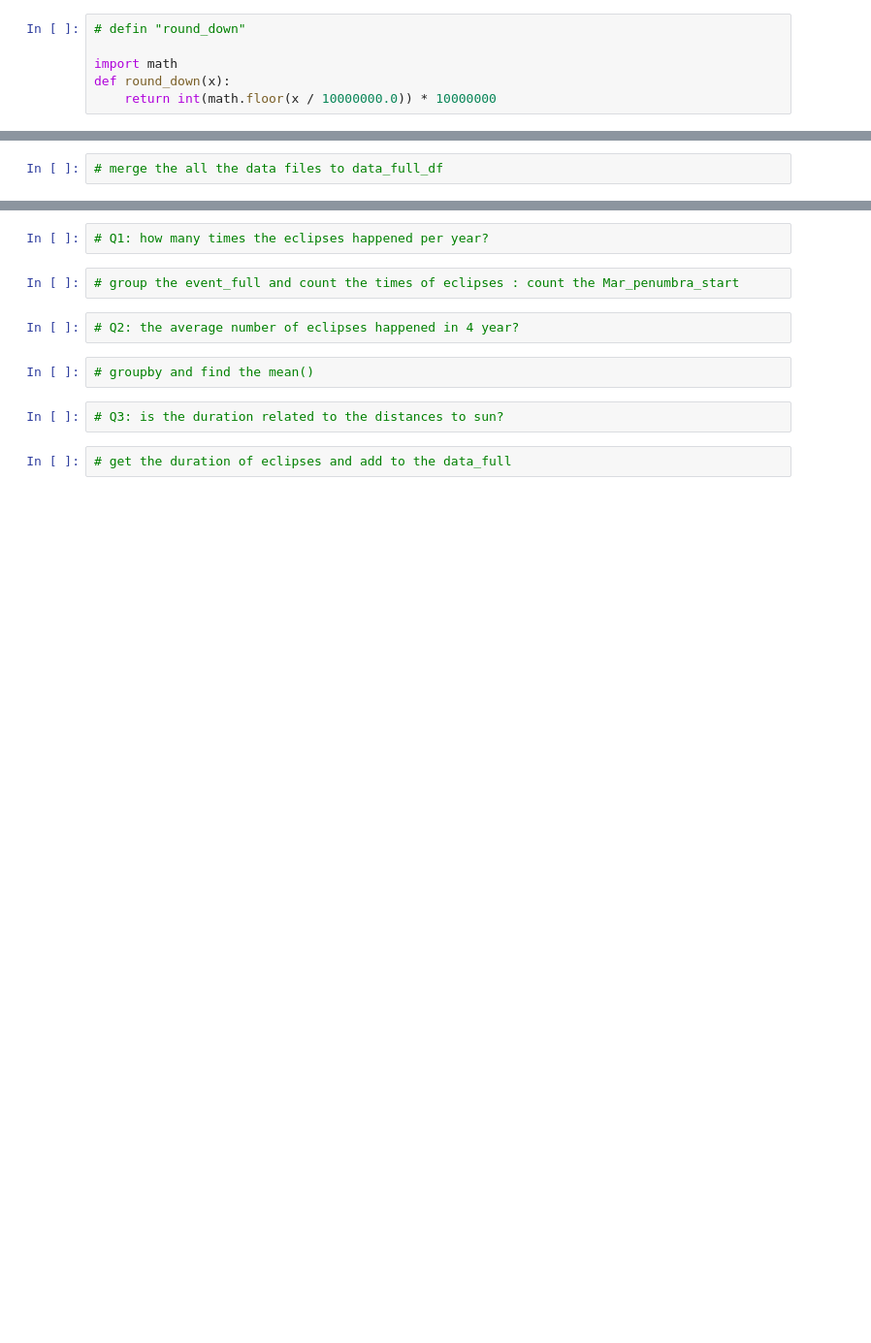
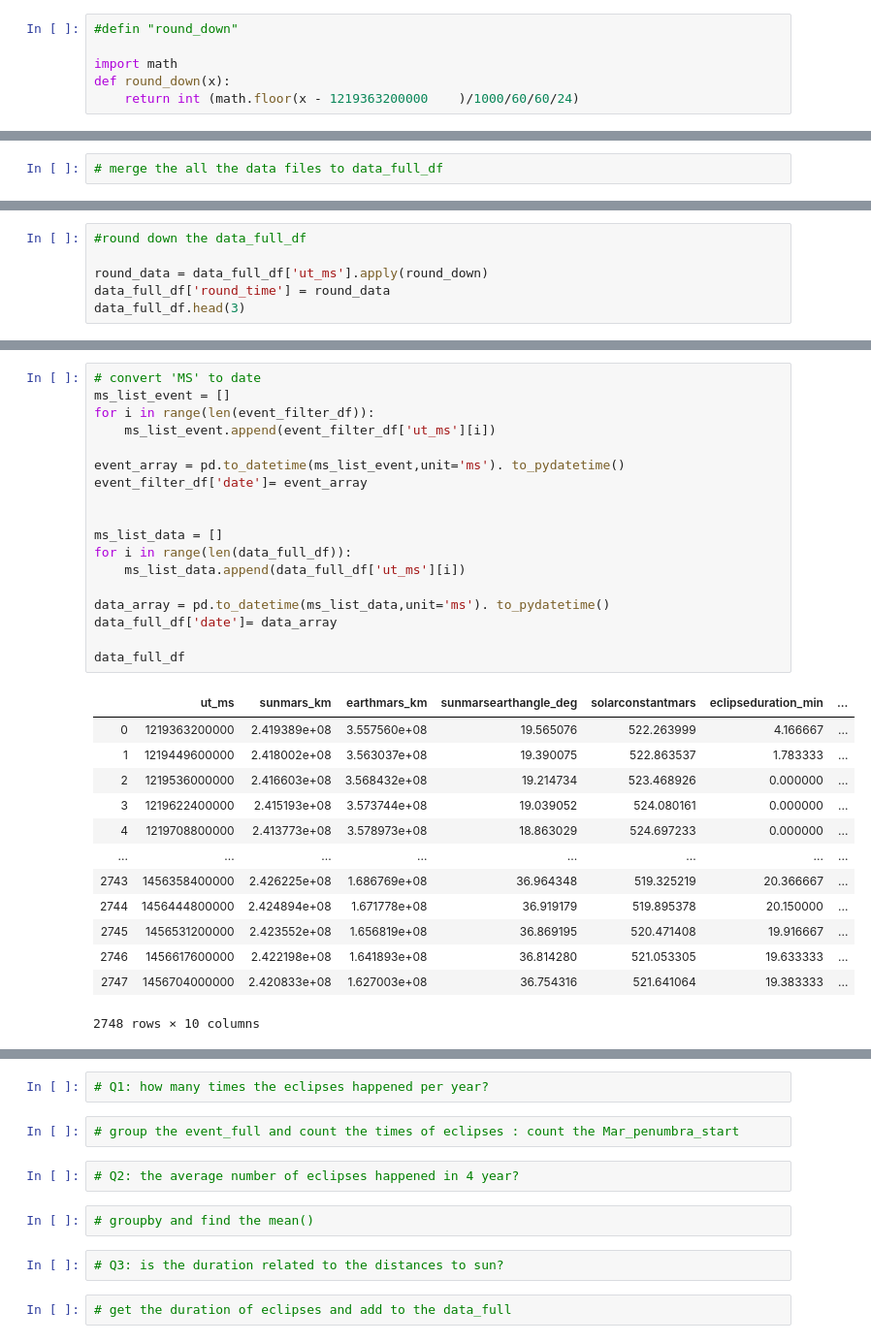
Before and after one commit to baoxingwang/Project_one_Group4, a Jupyter notebook: ipnb files/Mars_project.ipynb, the cells around one changed output, grey strips where cells are left out. Shown at 97% size. Cells and saved outputs as stored; diff of their text form; blank space fills up the shorter version.

Commit message:
mars_full_df uodated

```diff
--- a/ipnb files/Mars_project.ipynb
+++ b/ipnb files/Mars_project.ipynb
@@ -72,11 +67,11 @@ event_full_df
 | 329122 | 1456790121000 | MRB_AOS_00 |
 329123 rows × 2 columns
 # %%
-# defin "round_down"
+#defin "round_down"
 
 import math
 def round_down(x):
-    return int(math.floor(x / 10000000.0)) * 10000000
+    return int (math.floor(x - 1219363200000	)/1000/60/60/24)
 # %%
 event_full_df.dtypes
 # %% [output]
@@ -169,3 +179,9 @@ data_full_df
 | 2746 | 1456617600000 | 2.422198e+08 | 1.641893e+08 | 36.814280 | 521.053305 | 19.633333 | ... |
 | 2747 | 1456704000000 | 2.420833e+08 | 1.627003e+08 | 36.754316 | 521.641064 | 19.383333 | ... |
 2748 rows × 7 columns
+# %%
+#round down the data_full_df
+
+round_data = data_full_df['ut_ms'].apply(round_down)
+data_full_df['round_time'] = round_data
+data_full_df.head(3)
@@ -171,0 +248,32 @@ data_full_df
+# %%
+# convert 'MS' to date
+ms_list_event = []
+for i in range(len(event_filter_df)):
+    ms_list_event.append(event_filter_df['ut_ms'][i])
+
+event_array = pd.to_datetime(ms_list_event,unit='ms'). to_pydatetime()
+event_filter_df['date']= event_array
+
+
+ms_list_data = []
+for i in range(len(data_full_df)):
+    ms_list_data.append(data_full_df['ut_ms'][i])
+
+data_array = pd.to_datetime(ms_list_data,unit='ms'). to_pydatetime()
+data_full_df['date']= data_array
+
+data_full_df
+# %% [output]
+|  | ut_ms | sunmars_km | earthmars_km | sunmarsearthangle_deg | solarconstantmars | eclipseduration_min | ... |
+| 0 | 1219363200000 | 2.419389e+08 | 3.557560e+08 | 19.565076 | 522.263999 | 4.166667 | ... |
+| 1 | 1219449600000 | 2.418002e+08 | 3.563037e+08 | 19.390075 | 522.863537 | 1.783333 | ... |
+| 2 | 1219536000000 | 2.416603e+08 | 3.568432e+08 | 19.214734 | 523.468926 | 0.000000 | ... |
+| 3 | 1219622400000 | 2.415193e+08 | 3.573744e+08 | 19.039052 | 524.080161 | 0.000000 | ... |
+| 4 | 1219708800000 | 2.413773e+08 | 3.578973e+08 | 18.863029 | 524.697233 | 0.000000 | ... |
+| ... | ... | ... | ... | ... | ... | ... | ... |
+| 2743 | 1456358400000 | 2.426225e+08 | 1.686769e+08 | 36.964348 | 519.325219 | 20.366667 | ... |
+| 2744 | 1456444800000 | 2.424894e+08 | 1.671778e+08 | 36.919179 | 519.895378 | 20.150000 | ... |
+| 2745 | 1456531200000 | 2.423552e+08 | 1.656819e+08 | 36.869195 | 520.471408 | 19.916667 | ... |
+| 2746 | 1456617600000 | 2.422198e+08 | 1.641893e+08 | 36.814280 | 521.053305 | 19.633333 | ... |
+| 2747 | 1456704000000 | 2.420833e+08 | 1.627003e+08 | 36.754316 | 521.641064 | 19.383333 | ... |
+2748 rows × 10 columns
```
Also changed, not shown: parts of 8 cells of this notebook, 2 other files.
